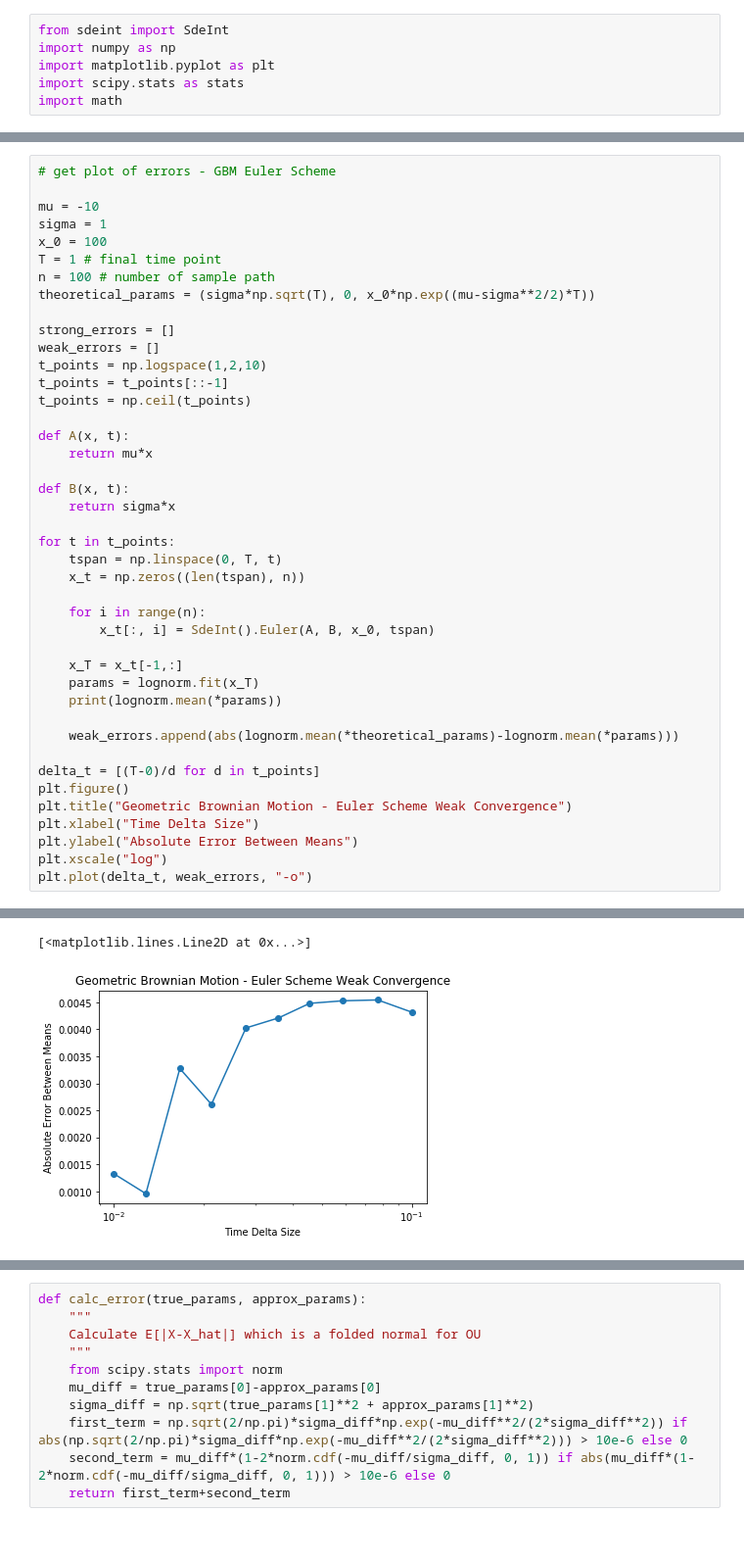
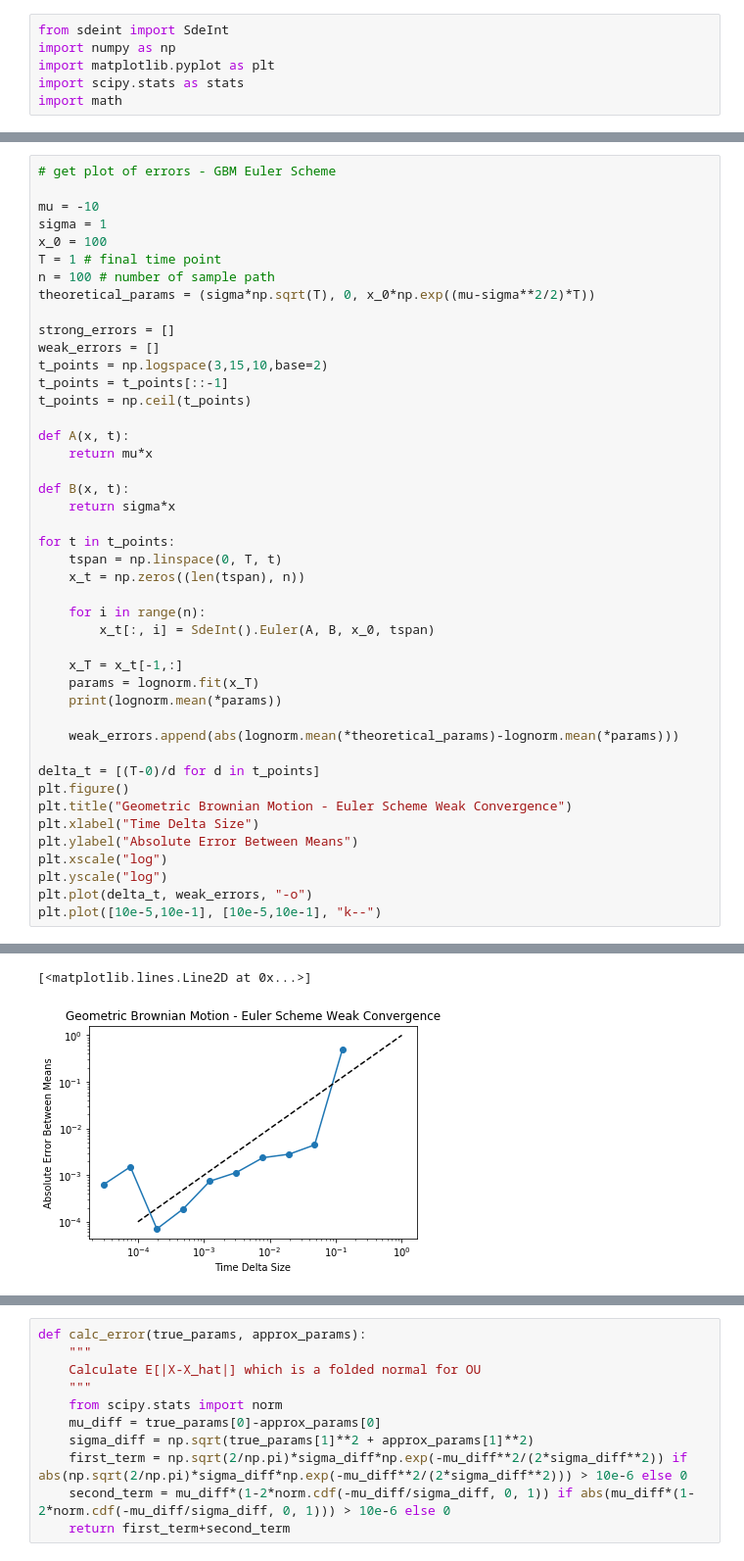
Before and after one commit to hervature/ORFE, a Jupyter notebook: APC 523/project/generate_graphs.ipynb, the cells around one changed output, grey strips where cells are left out. Shown at 98% size. Cells and saved outputs as stored; diff of their text form.

```diff
--- a/APC 523/project/generate_graphs.ipynb
+++ b/APC 523/project/generate_graphs.ipynb
@@ -81,7 +81,7 @@ theoretical_params = (sigma*np.sqrt(T), 0, x_0*np.exp((mu-sigma**2/2)*T))
 
 strong_errors = []
 weak_errors = []
-t_points = np.logspace(1,2,10)
+t_points = np.logspace(3,15,10,base=2)
 t_points = t_points[::-1]
 t_points = np.ceil(t_points)
 
@@ -110,5 +110,7 @@ plt.title("Geometric Brownian Motion - Euler Scheme Weak Convergence")
 plt.xlabel("Time Delta Size")
 plt.ylabel("Absolute Error Between Means")
 plt.xscale("log")
+plt.yscale("log")
 plt.plot(delta_t, weak_errors, "-o")
+plt.plot([10e-5,10e-1], [10e-5,10e-1], "k--")
 # %% [output]
@@ -125,5 +127,5 @@ plt.plot(delta_t, weak_errors, "-o")
 [<matplotlib.lines.Line2D at 0x...>]
-[figure, old version]
+[figure, new version]
 # %%
 # get plot of errors - GBM Semi Implicit Euler Scheme
 
```
Also changed, not shown: parts of 12 cells of this notebook, 22 other files.
